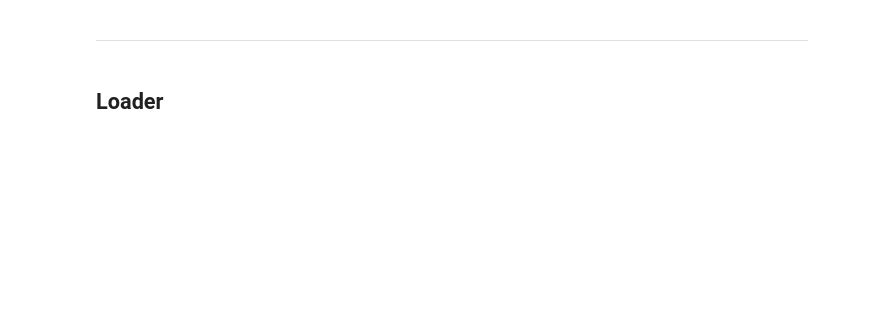
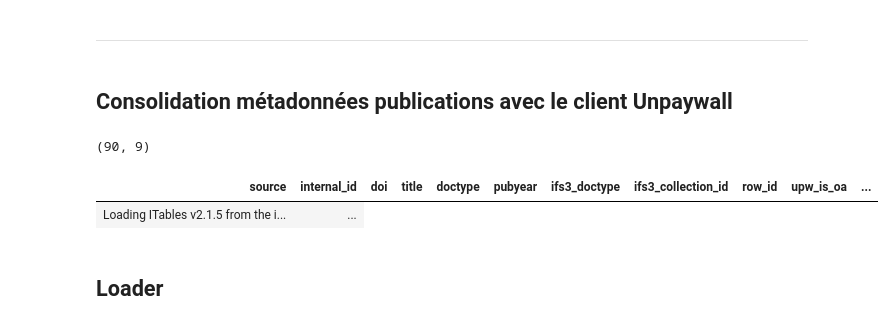
Before and after one commit to epfllibrary/infoscience-imports, a Jupyter notebook: documentation_et_exemples.ipynb, the cells around one changed output. Saved outputs shown, nothing was run; the diff lists cells and outputs as text; code cells hidden in the pictures; blank space fills up the shorter version.

```diff
--- a/documentation_et_exemples.ipynb
+++ b/documentation_et_exemples.ipynb
@@ -309,3 +397,5 @@ df_api_epfl_infos = (processor
                     )
 # %% [markdown]
 ***
+# %% [markdown]
+## Consolidation métadonnées publications avec le client Unpaywall
@@ -312,3 +404,16 @@ df_api_epfl_infos = (processor
+# %%
+df_metadata = pd.read_csv("harvested-data/2024_09_15/ResearchOutput.csv", encoding="utf-8")
+df_metadata.shape
+# %% [output]
+(90, 9)
+# %%
+processor = PublicationProcessor(df_metadata)
+df_upw_metadata = processor.process(return_df=True)
+# %%
+df_upw_metadata
+# %% [output]
+| source | internal_id | doi | title | doctype | pubyear | ifs3_doctype | ifs3_collection_id | row_id | upw_is_oa | ... |
+| Loading ITables v2.1.5 from the i... | ... |
 # %% [markdown]
 ## Loader
 # %%
```
Also changed, not shown: parts of 53 cells of this notebook, 6 other files.
